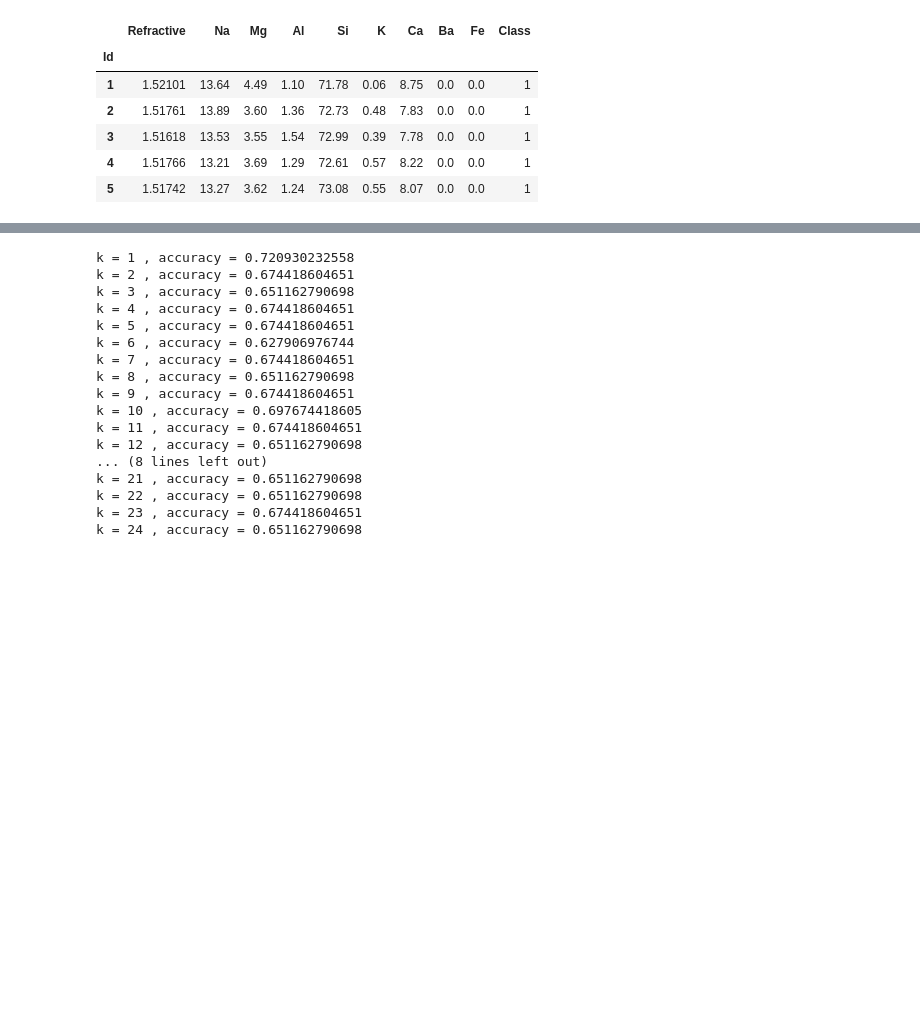
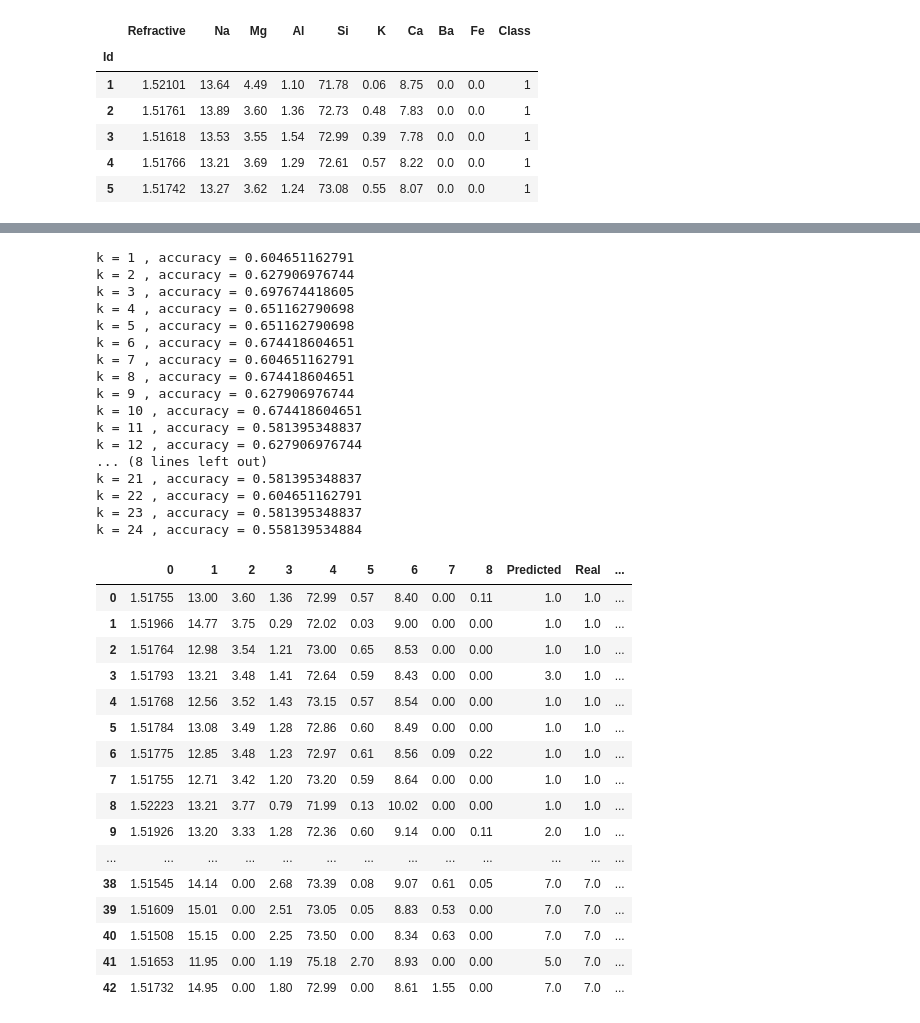
Before and after one commit to MariaKokshaikina/machine-learning-algorithms-examples, a Jupyter notebook: knn/glass-identification.ipynb, the cells around one changed output, grey strips where cells are left out. Drawn from its saved outputs; the diff is of its cells as text; code cells hidden in the pictures; blank space fills up the shorter version.

```diff
--- a/knn/glass-identification.ipynb
+++ b/knn/glass-identification.ipynb
@@ -103,25 +103,55 @@ for k in range(1, 25):
     result_data['Predicted'] = predictions
     result_data['Real'] = test_y
     print ("k =", k, ", accuracy =", accuracy(result_data))
+
+predictions = np.array(make_predictions(train_x, train_y, test_x, 3))
+result_data = pd.DataFrame(test_x)
+result_data['Predicted'] = predictions
+result_data['Real'] = test_y
 # %% [output]
-k = 1 , accuracy = 0.720930232558
-k = 2 , accuracy = 0.674418604651
-k = 3 , accuracy = 0.651162790698
-k = 4 , accuracy = 0.674418604651
-k = 5 , accuracy = 0.674418604651
-k = 6 , accuracy = 0.627906976744
-k = 7 , accuracy = 0.674418604651
-k = 8 , accuracy = 0.651162790698
-k = 9 , accuracy = 0.674418604651
-k = 10 , accuracy = 0.697674418605
-k = 11 , accuracy = 0.674418604651
-k = 12 , accuracy = 0.651162790698
+k = 1 , accuracy = 0.604651162791
+k = 2 , accuracy = 0.627906976744
+k = 3 , accuracy = 0.697674418605
+k = 4 , accuracy = 0.651162790698
+k = 5 , accuracy = 0.651162790698
+k = 6 , accuracy = 0.674418604651
+k = 7 , accuracy = 0.604651162791
+k = 8 , accuracy = 0.674418604651
+k = 9 , accuracy = 0.627906976744
+k = 10 , accuracy = 0.674418604651
+k = 11 , accuracy = 0.581395348837
+k = 12 , accuracy = 0.627906976744
 ... (8 lines left out)
-k = 21 , accuracy = 0.651162790698
-k = 22 , accuracy = 0.651162790698
-k = 23 , accuracy = 0.674418604651
-k = 24 , accuracy = 0.651162790698
+k = 21 , accuracy = 0.581395348837
+k = 22 , accuracy = 0.604651162791
+k = 23 , accuracy = 0.581395348837
+k = 24 , accuracy = 0.558139534884
 # %%
 # It seems that all points in this dataset are "located" in one place in the space
 # and it is difficult to divide them into separate classes.
 # So knn doesn't work good with this dataset and shows the best result with k = 1
+# %%
+from sklearn.neighbors import KNeighborsClassifier
+neigh = KNeighborsClassifier(n_neighbors=3)
+neigh.fit(train_x, train_y)
+sklearn_y = neigh.predict(test_x)
+result_data['Sklearn'] = sklearn_y
+result_data
+# %% [output]
+|  | 0 | 1 | 2 | 3 | 4 | 5 | 6 | 7 | 8 | Predicted | Real | ... |
+| 0 | 1.51755 | 13.00 | 3.60 | 1.36 | 72.99 | 0.57 | 8.40 | 0.00 | 0.11 | 1.0 | 1.0 | ... |
+| 1 | 1.51966 | 14.77 | 3.75 | 0.29 | 72.02 | 0.03 | 9.00 | 0.00 | 0.00 | 1.0 | 1.0 | ... |
+| 2 | 1.51764 | 12.98 | 3.54 | 1.21 | 73.00 | 0.65 | 8.53 | 0.00 | 0.00 | 1.0 | 1.0 | ... |
+| 3 | 1.51793 | 13.21 | 3.48 | 1.41 | 72.64 | 0.59 | 8.43 | 0.00 | 0.00 | 3.0 | 1.0 | ... |
+| 4 | 1.51768 | 12.56 | 3.52 | 1.43 | 73.15 | 0.57 | 8.54 | 0.00 | 0.00 | 1.0 | 1.0 | ... |
+| 5 | 1.51784 | 13.08 | 3.49 | 1.28 | 72.86 | 0.60 | 8.49 | 0.00 | 0.00 | 1.0 | 1.0 | ... |
+| 6 | 1.51775 | 12.85 | 3.48 | 1.23 | 72.97 | 0.61 | 8.56 | 0.09 | 0.22 | 1.0 | 1.0 | ... |
+| 7 | 1.51755 | 12.71 | 3.42 | 1.20 | 73.20 | 0.59 | 8.64 | 0.00 | 0.00 | 1.0 | 1.0 | ... |
+| 8 | 1.52223 | 13.21 | 3.77 | 0.79 | 71.99 | 0.13 | 10.02 | 0.00 | 0.00 | 1.0 | 1.0 | ... |
+| 9 | 1.51926 | 13.20 | 3.33 | 1.28 | 72.36 | 0.60 | 9.14 | 0.00 | 0.11 | 2.0 | 1.0 | ... |
+| ... | ... | ... | ... | ... | ... | ... | ... | ... | ... | ... | ... | ... |
+| 38 | 1.51545 | 14.14 | 0.00 | 2.68 | 73.39 | 0.08 | 9.07 | 0.61 | 0.05 | 7.0 | 7.0 | ... |
+| 39 | 1.51609 | 15.01 | 0.00 | 2.51 | 73.05 | 0.05 | 8.83 | 0.53 | 0.00 | 7.0 | 7.0 | ... |
+| 40 | 1.51508 | 15.15 | 0.00 | 2.25 | 73.50 | 0.00 | 8.34 | 0.63 | 0.00 | 7.0 | 7.0 | ... |
+| 41 | 1.51653 | 11.95 | 0.00 | 1.19 | 75.18 | 2.70 | 8.93 | 0.00 | 0.00 | 5.0 | 7.0 | ... |
+| 42 | 1.51732 | 14.95 | 0.00 | 1.80 | 72.99 | 0.00 | 8.61 | 1.55 | 0.00 | 7.0 | 7.0 | ... |
```
Also changed, not shown: parts of 1 cell of this notebook, 5 other files.
